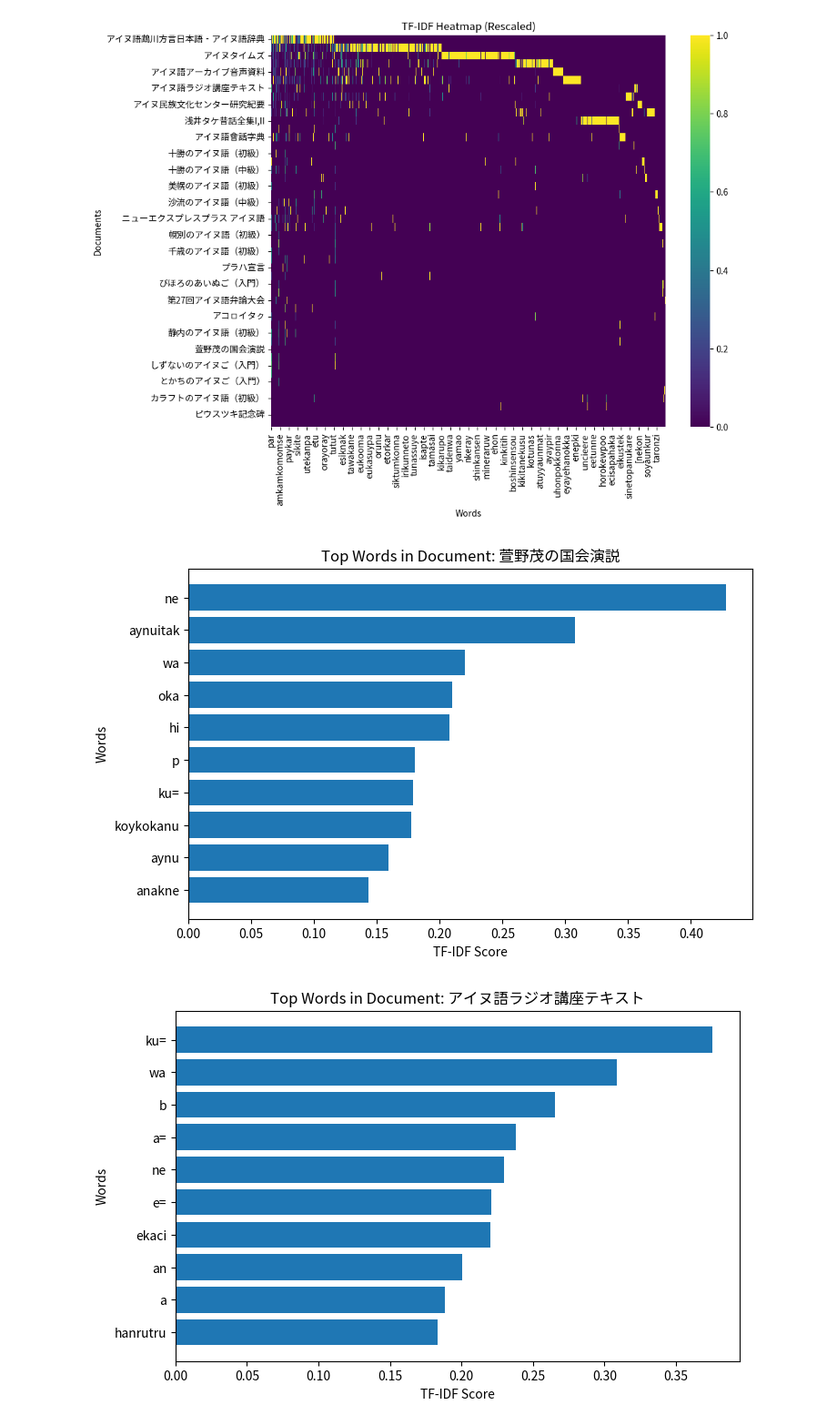
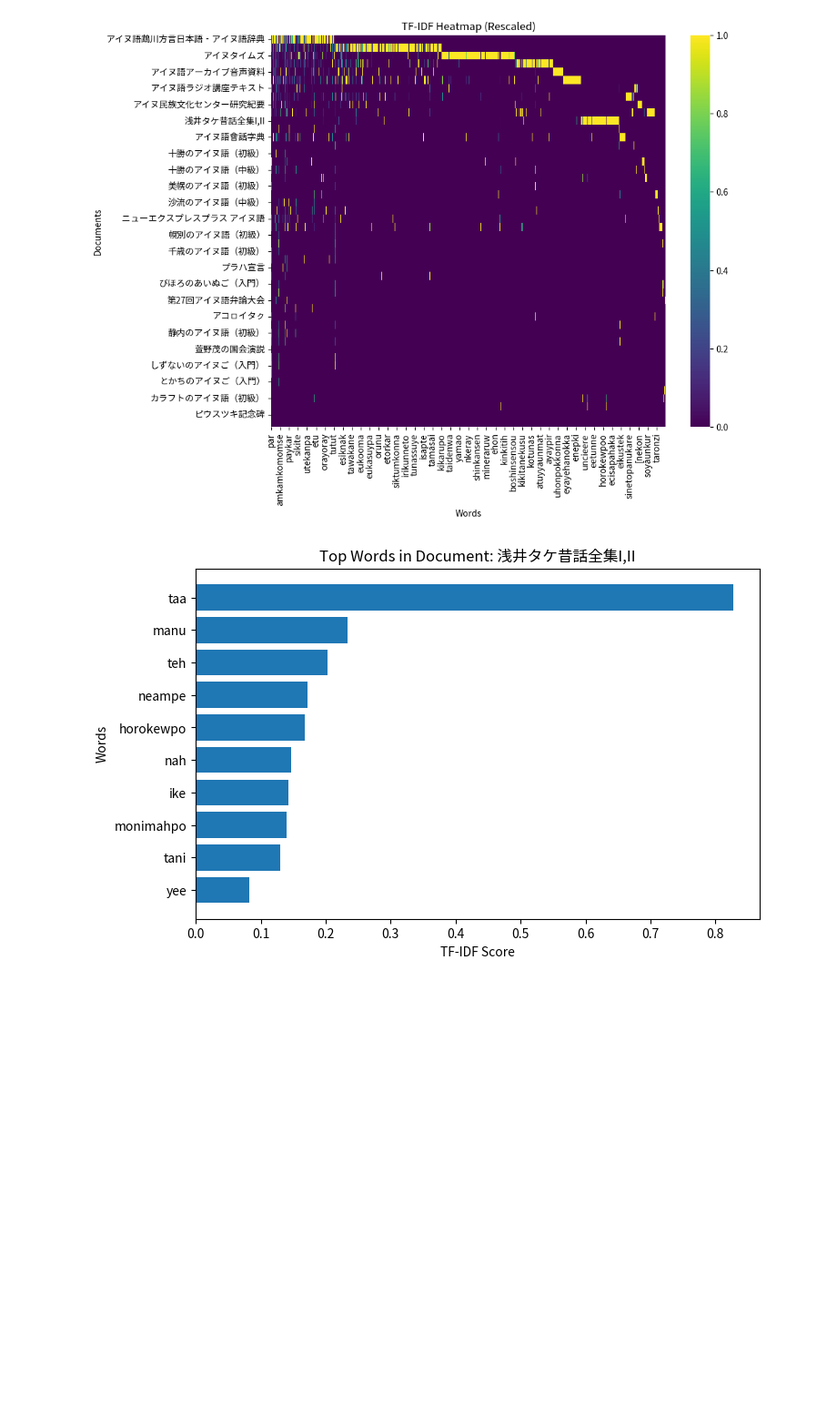
Before and after one commit to mkpoli/ainu-corpora-process, a Jupyter notebook: corpus/basic_statistics.ipynb, the cells around one changed output. Shown at 91% size. Cells and saved outputs as stored; diff of their text form; code cells hidden in the pictures; blank space fills up the shorter version.

```diff
--- a/corpus/basic_statistics.ipynb
+++ b/corpus/basic_statistics.ipynb
@@ -120,25 +120,25 @@ visualize_tfidf_heatmap(tf_idf_scores)
 # %%
 def visualize_tfidf_barchart(tf_idf_scores, doc_id):
     # Get the top words by TF-IDF score
     top_words = sorted(tf_idf_scores[doc_id].items(), key=lambda x: x[1], reverse=True)[
         :10
     ]
     words, scores = zip(*top_words)
 
     # Plot bar chart
     plt.figure(figsize=(8, 5))
     plt.barh(words, scores)
     plt.gca().invert_yaxis()  # Invert y-axis for better readability
     plt.title(f"Top Words in Document: {doc_id}")
     plt.xlabel("TF-IDF Score")
     plt.ylabel("Words")
     plt.show()
 
 
 # Example usage
-visualize_tfidf_barchart(tf_idf_scores, doc_id="萱野茂の国会演説")
-visualize_tfidf_barchart(tf_idf_scores, doc_id="アイヌ語ラジオ講座テキスト")
-visualize_tfidf_barchart(tf_idf_scores, doc_id="アイヌタイムズ")
+# visualize_tfidf_barchart(tf_idf_scores, doc_id="萱野茂の国会演説")
+# visualize_tfidf_barchart(tf_idf_scores, doc_id="アイヌ語ラジオ講座テキスト")
+# visualize_tfidf_barchart(tf_idf_scores, doc_id="アイヌタイムズ")
+visualize_tfidf_barchart(tf_idf_scores, doc_id="浅井タケ昔話全集I,II")
 # %% [output]
-[figure, old version]
+[figure, new version]
-[figure, removed]
```
Also changed, not shown: parts of 3 cells of this notebook.
